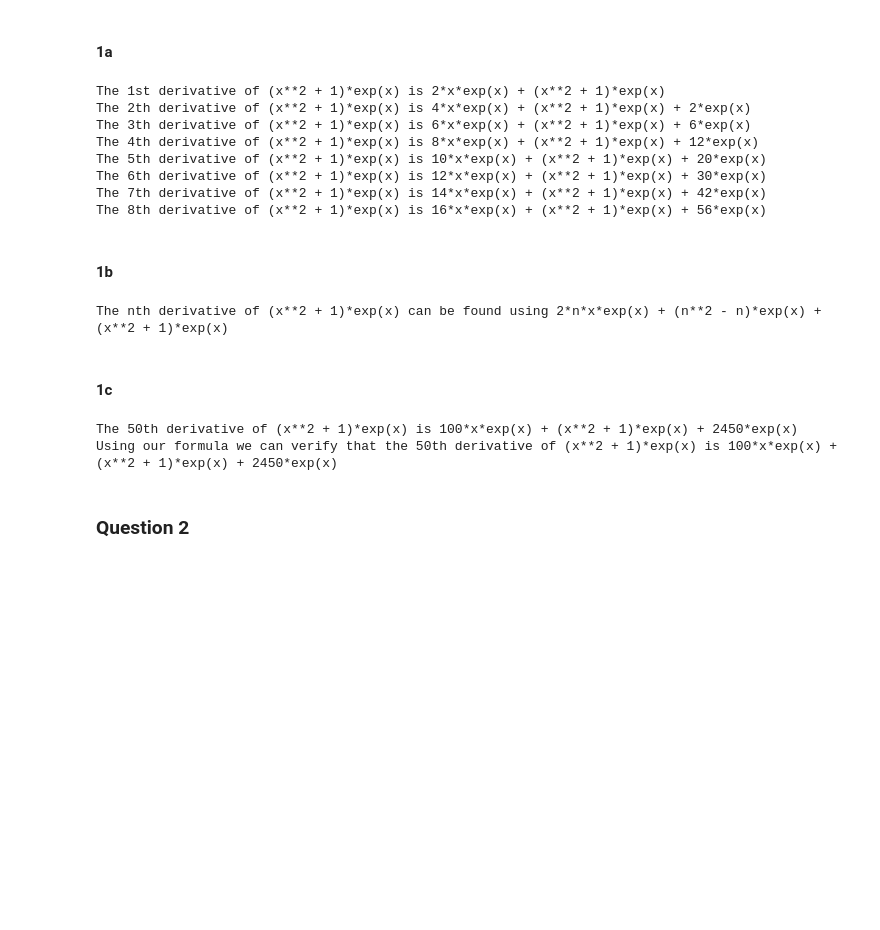
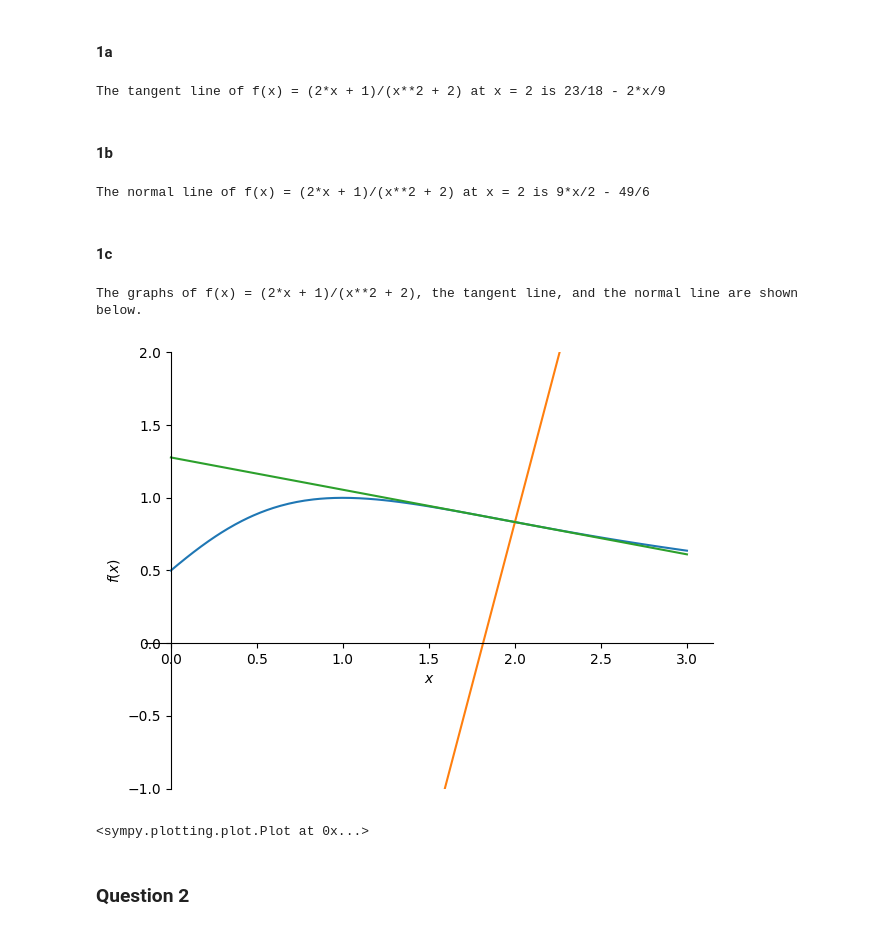
Before and after one commit to bsikar/math151, a Jupyter notebook: Lab 4/Math 151 – Python Lab 4.ipynb, the cells around one changed output. Drawn from its saved outputs; the diff is of its cells as text; code cells hidden in the pictures; blank space fills up the shorter version.

Commit message:
found lab 4

```diff
--- a/Lab 4/Math 151 – Python Lab 4.ipynb
+++ b/Lab 4/Math 151 – Python Lab 4.ipynb
@@ -20,50 +20,36 @@ from sympy.plotting import (plot,plot_parametric)
 # %% [markdown]
 #### 1a
 # %%
-x = Symbol('x')
-fo = exp(x) * (1 + x ** 2)
-f = fo
-for i in range(1, 9):
-    f = diff(f, x)
-    if i == 1:
-        print(f'The {i}st derivative of {fo} is {f}')
-    else:
-        print(f'The {i}th derivative of {fo} is {f}')
+x = symbols('x')
+f = (2 * x + 1) / (x**2 + 2)
+# tangent line of f at x = 2
+
+tangent = f.diff(x).subs(x, 2) * (x - 2) + f.subs(x, 2)
+print(f"The tangent line of f(x) = {f} at x = 2 is {tangent}")
 # %% [output]
-The 1st derivative of (x**2 + 1)*exp(x) is 2*x*exp(x) + (x**2 + 1)*exp(x)
-The 2th derivative of (x**2 + 1)*exp(x) is 4*x*exp(x) + (x**2 + 1)*exp(x) + 2*exp(x)
-The 3th derivative of (x**2 + 1)*exp(x) is 6*x*exp(x) + (x**2 + 1)*exp(x) + 6*exp(x)
-The 4th derivative of (x**2 + 1)*exp(x) is 8*x*exp(x) + (x**2 + 1)*exp(x) + 12*exp(x)
-The 5th derivative of (x**2 + 1)*exp(x) is 10*x*exp(x) + (x**2 + 1)*exp(x) + 20*exp(x)
-The 6th derivative of (x**2 + 1)*exp(x) is 12*x*exp(x) + (x**2 + 1)*exp(x) + 30*exp(x)
-The 7th derivative of (x**2 + 1)*exp(x) is 14*x*exp(x) + (x**2 + 1)*exp(x) + 42*exp(x)
-The 8th derivative of (x**2 + 1)*exp(x) is 16*x*exp(x) + (x**2 + 1)*exp(x) + 56*exp(x)
+The tangent line of f(x) = (2*x + 1)/(x**2 + 2) at x = 2 is 23/18 - 2*x/9
 # %% [markdown]
 #### 1b
 # %%
-n = symbols('n')
-equation = 2 * n * x * exp(x) + (x ** 2 + 1) * exp(x) + (n ** 2 - n) * exp(x)
-f = fo
-for i in range(1, 50):
-    f = diff(f, x)
-    try:
-        assert(equation.subs(n, i) == f)
-    except AssertionError:
-        print(f'The {i}th derivative of {fo} is {f} and not {equation.subs(n, i)}')
-        break
-print(f'The nth derivative of {fo} can be found using {equation}')
+# normal line of f at x = 2
+normal = -1 / f.diff(x).subs(x, 2) * (x - 2) + f.subs(x, 2)
+print(f"The normal line of f(x) = {f} at x = 2 is {normal}")
 # %% [output]
-The nth derivative of (x**2 + 1)*exp(x) can be found using 2*n*x*exp(x) + (n**2 - n)*exp(x) + (x**2 + 1)*exp(x)
+The normal line of f(x) = (2*x + 1)/(x**2 + 2) at x = 2 is 9*x/2 - 49/6
 # %% [markdown]
 #### 1c
 # %%
-f = fo
-for _ in range(50): f = diff(f, x)
-print(f'The 50th derivative of {fo} is {f}')
-print(f'Using our formula we can verify that the 50th derivative of {fo} is {equation.subs(n, 50)}')
+print(f"The graphs of f(x) = {f}, the tangent line, and the normal line are shown below.")
+plot(
+    (f, (x, 0, 3)),
+    (normal, (x, 0, 3)),
+    (tangent, (x, 0, 3)),
+    ylim=(-1,2)
+)
 # %% [output]
-The 50th derivative of (x**2 + 1)*exp(x) is 100*x*exp(x) + (x**2 + 1)*exp(x) + 2450*exp(x)
-Using our formula we can verify that the 50th derivative of (x**2 + 1)*exp(x) is 100*x*exp(x) + (x**2 + 1)*exp(x) + 2450*exp(x)
+The graphs of f(x) = (2*x + 1)/(x**2 + 2), the tangent line, and the normal line are shown below.
+[figure, added]
+<sympy.plotting.plot.Plot at 0x...>
 # %% [markdown]
 ### Question 2
 # %% [markdown]
```
Also changed, not shown: parts of 30 cells of this notebook.
